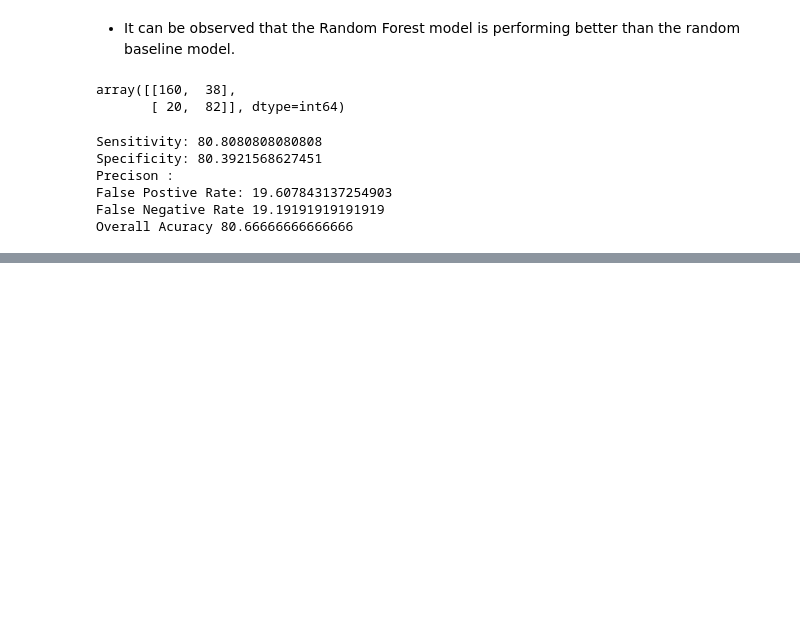
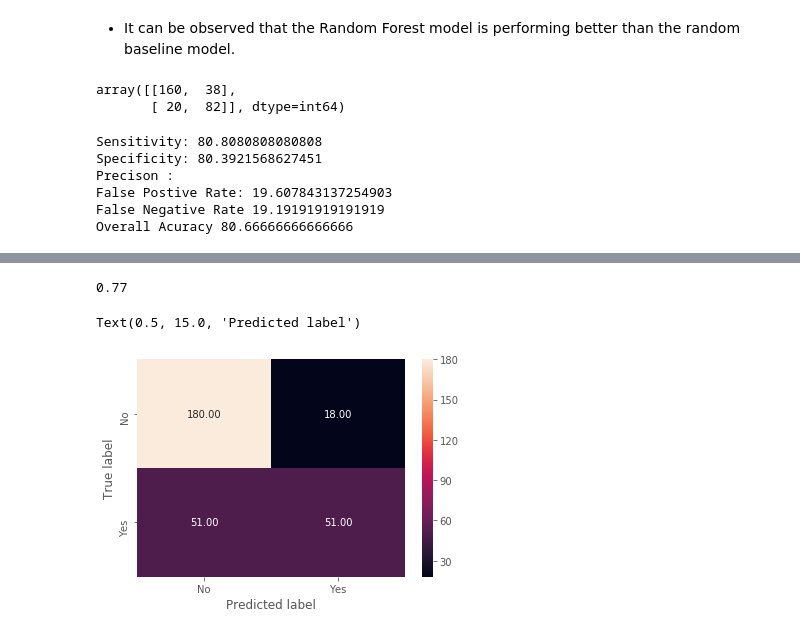
Before and after one commit to shikha34/Credit_Card_Default_Prediction_Model, a Jupyter notebook: CreditCard_Default_EnsembleLearning.ipynb, the cells around one changed output, grey strips where cells are left out. Cells and saved outputs as stored; diff of their text form; code cells hidden in the pictures; blank space fills up the shorter version.

```diff
--- a/CreditCard_Default_EnsembleLearning.ipynb
+++ b/CreditCard_Default_EnsembleLearning.ipynb
@@ -1576,0 +1658,10 @@ Overall Acuracy 80.66666666666666
+# %%
+from sklearn.neural_network import MLPClassifier
+#optimiser is adam
+#3 hidden layers of 10 neurons each
+#mlp = MLPClassifier(hidden_layer_sizes=(10,10,10), activation='relu', solver='adam', max_iter=1000)
+mlp = MLPClassifier(hidden_layer_sizes=4)
+
+grid = GridSearchCV(estimator=mlp, param_grid=param_grid, n_jobs=-1, cv=5,verbose=2)
+# %%
+MLP=grid.fit(X,Y)
@@ -1576,0 +1711,8 @@ Overall Acuracy 80.66666666666666
+# %%
+# Predcited probability of each class.
+nn=MLP.best_estimator_
+y_pred_prob_nn = nn.predict_proba(X_val)
+# Predicted value of each class
+y_pred_class_nn = nn.predict(X_val)
+
+print(metrics.classification_report(Y_val, y_pred_class_nn))
@@ -1576,0 +1739,16 @@ Overall Acuracy 80.66666666666666
+# %%
+##EXPORTING The output of the test data
+prediction_nn= pd.DataFrame(y_pred_prob_nn)
+prediction_class_nn=pd.DataFrame(y_pred_class_nn)
+# %%
+metrics.accuracy_score(Y_val,y_pred_class_nn)
+# %% [output]
+0.77
+# %%
+cm1 = metrics.confusion_matrix( Y_val,prediction_class_nn )
+sns.heatmap(cm1, annot=True,  fmt='.2f', xticklabels = ["No", "Yes"] , yticklabels = ["No", "Yes"],)
+plt.ylabel('True label',fontsize=12)
+plt.xlabel('Predicted label',fontsize=12)
+# %% [output]
+Text(0.5, 15.0, 'Predicted label')
+[figure, added]
```
Also changed, not shown: parts of 45 cells of this notebook.
